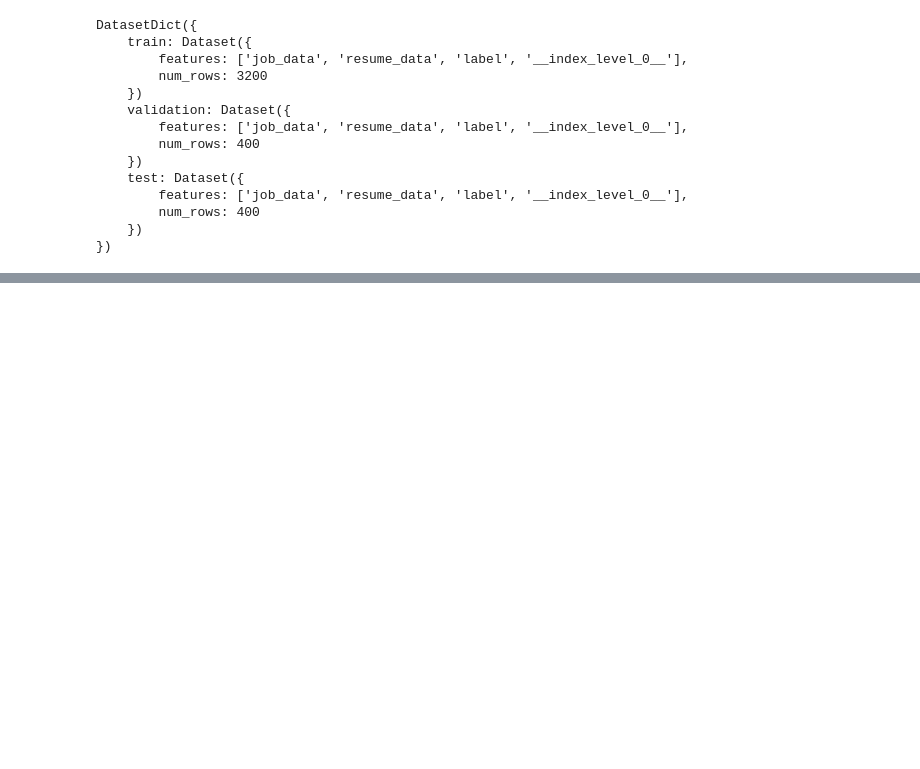
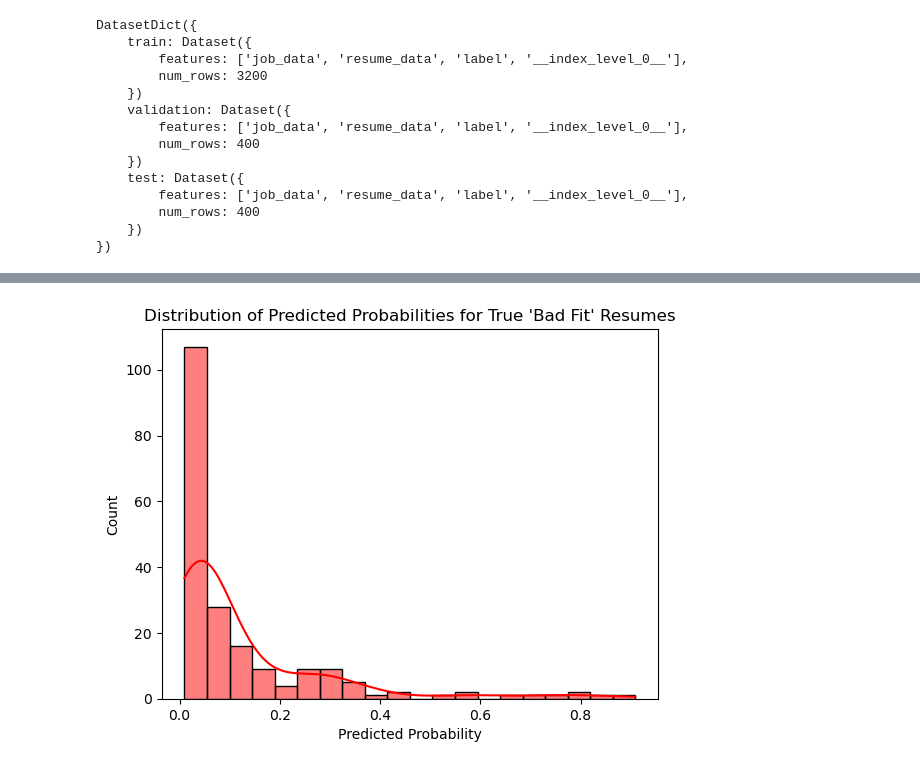
Before and after one commit to saideep-arikontham/Application_Ranking_System, a Jupyter notebook: src/notebooks_v2/Loading_fine_tuned_model.ipynb, the cells around one changed output, grey strips where cells are left out. Cells and saved outputs as stored; diff of their text form; code cells hidden in the pictures; blank space fills up the shorter version.

```diff
--- a/src/notebooks_v2/Loading_fine_tuned_model.ipynb
+++ b/src/notebooks_v2/Loading_fine_tuned_model.ipynb
@@ -286,0 +299,4 @@ Confusion Matrix:  [[193   7]
+# %%
+test_df['predicted_label'] = y_pred
+test_df['predicted_proba'] = y_pred_proba
+test_df
@@ -286,0 +317,9 @@ Confusion Matrix:  [[193   7]
+# %%
+true_bad_df = test_df[test_df['label'] == 0].copy()
+sns.histplot(true_bad_df['predicted_proba'], bins=20, color="red", kde=True)
+plt.xlabel("Predicted Probability")
+plt.ylabel("Count")
+plt.title("Distribution of Predicted Probabilities for True 'Bad Fit' Resumes")
+plt.show()
+# %% [output]
+[figure, added]
```
Also changed, not shown: parts of 40 cells of this notebook, 5 other files.
